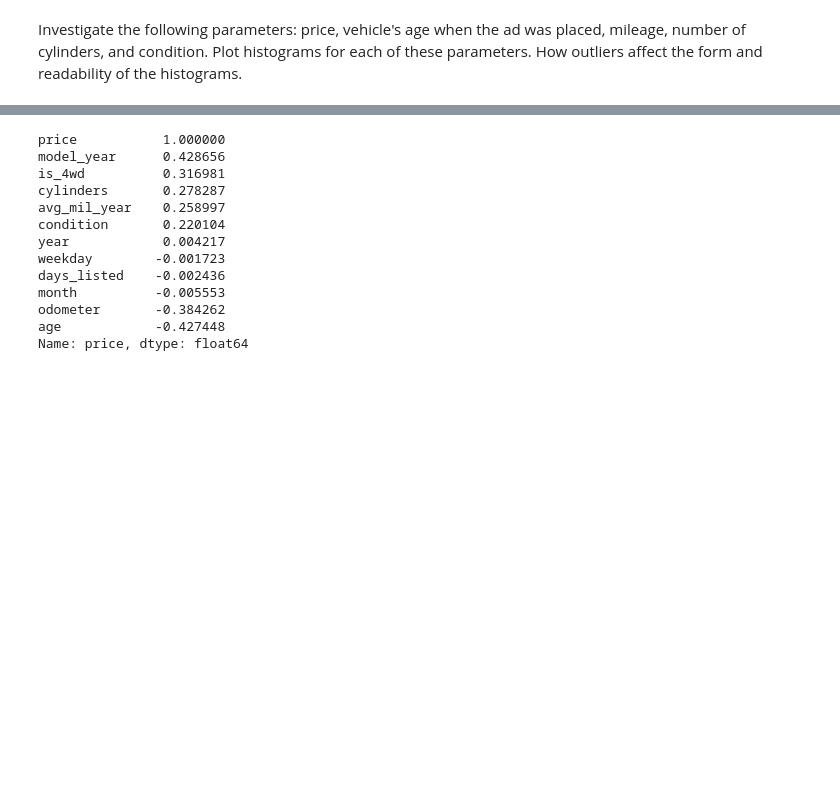
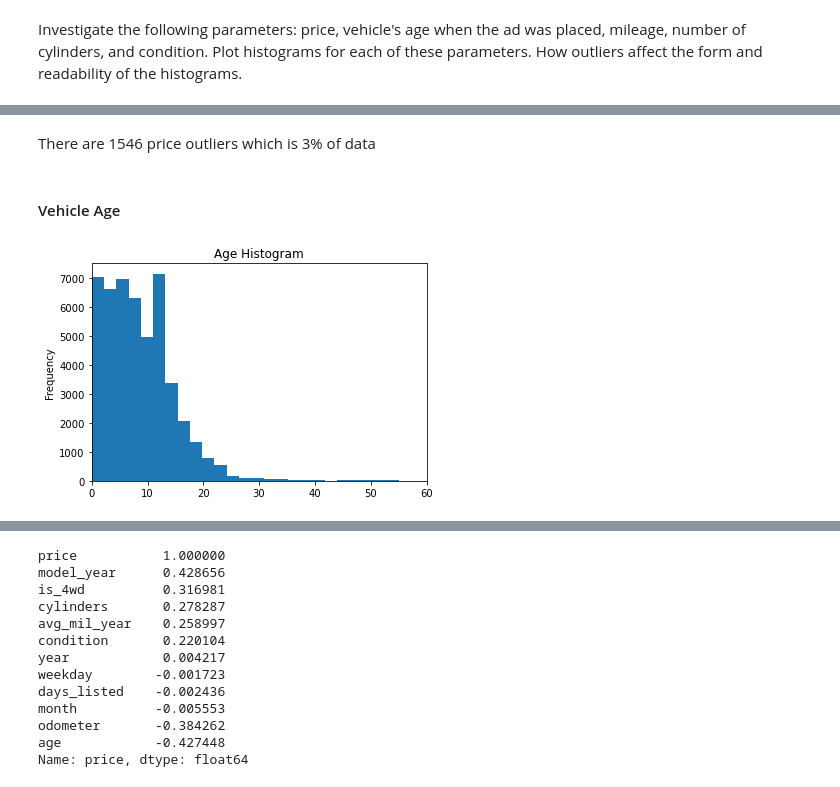
Before and after one commit to rainbowmoonlight/Yandex_Practicum_Projects, a Jupyter notebook: 02 Car Sales Ads Project/Car Sales Ads.ipynb, the cells around one changed output, grey strips where cells are left out. Cells and saved outputs as stored; diff of their text form; code cells hidden in the pictures; blank space fills up the shorter version.

```diff
--- a/02 Car Sales Ads Project/Car Sales Ads.ipynb
+++ b/02 Car Sales Ads Project/Car Sales Ads.ipynb
@@ -570,0 +592,10 @@ Name: condition, dtype: int64
+# %% [markdown]
+There are 1546 price outliers which is 3% of data
+# %% [markdown]
+#### Vehicle Age
+# %%
+df['age'].plot(kind='hist',bins=50,xlim=(0,60))
+plt.title('Age Histogram')
+plt.show()
+# %% [output]
+[figure, added]
```
Also changed, not shown: parts of 37 cells of this notebook.
